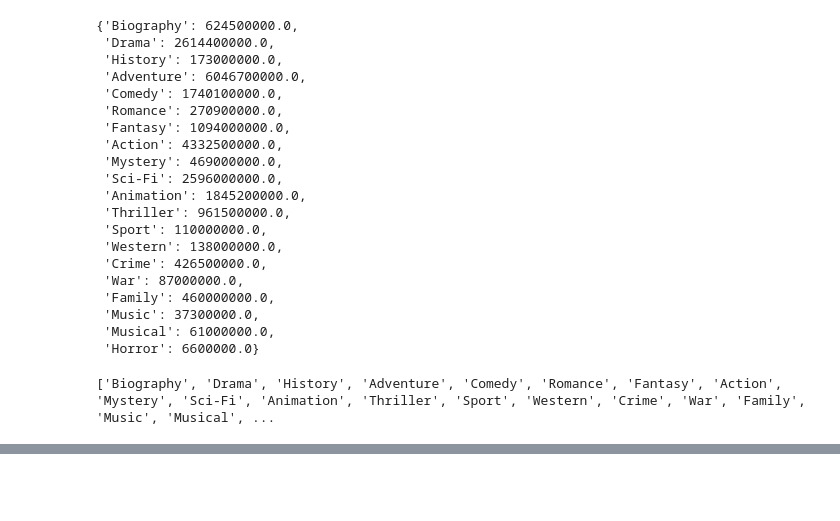
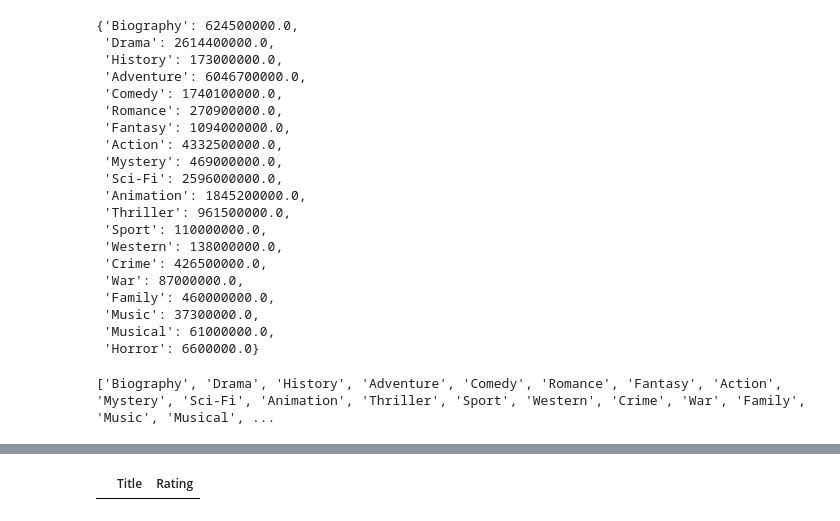
Before and after one commit to pradnyesh45/SQLite, a Jupyter notebook: IMDB.ipynb, the cells around one changed output, grey strips where cells are left out. Saved outputs shown, nothing was run; the diff lists cells and outputs as text; code cells hidden in the pictures; blank space fills up the shorter version.

```diff
--- a/IMDB.ipynb
+++ b/IMDB.ipynb
@@ -776,0 +1023,5 @@ plt.show()
+# %%
+data = pd.read_sql_query("SELECT Title, Rating FROM genre INNER JOIN IMDB ON genre.Movie_id = IMDB.Movie_id WHERE genre.genre = 'Sci-Fi' AND genre.genre = 'Mystery'", db)
+data
+# %% [output]
+|  | Title | Rating |
```
Also changed, not shown: parts of 19 cells of this notebook.
